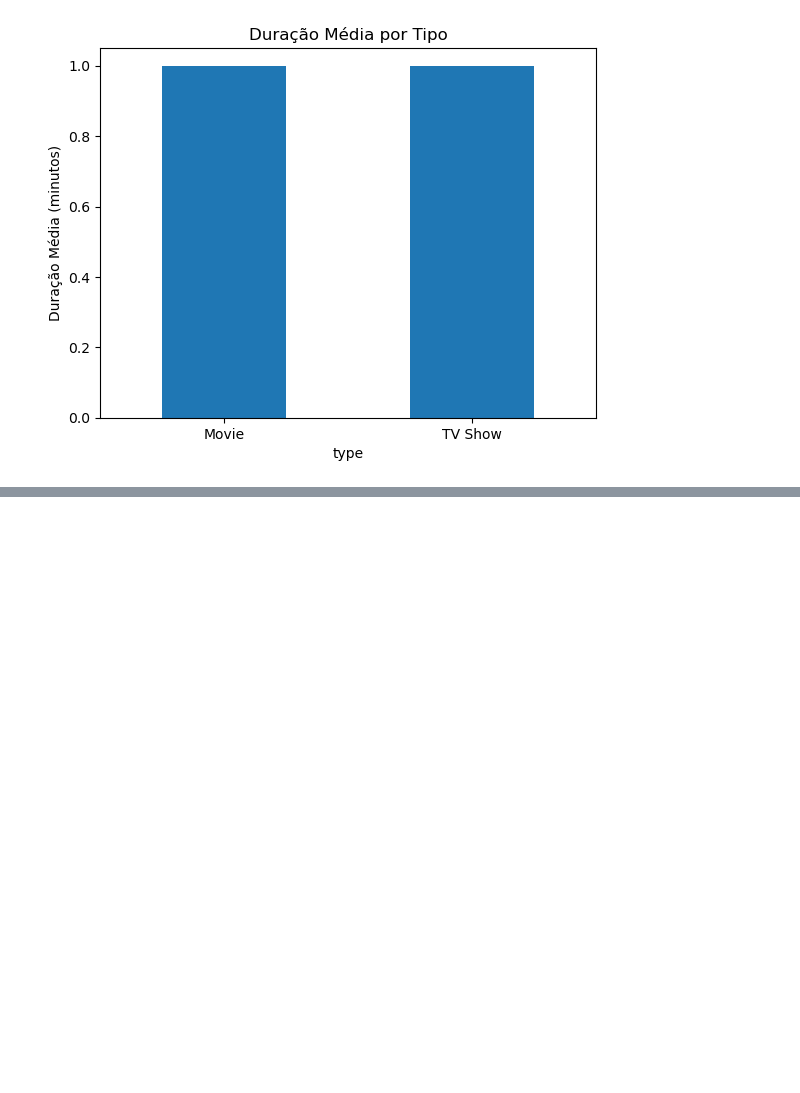
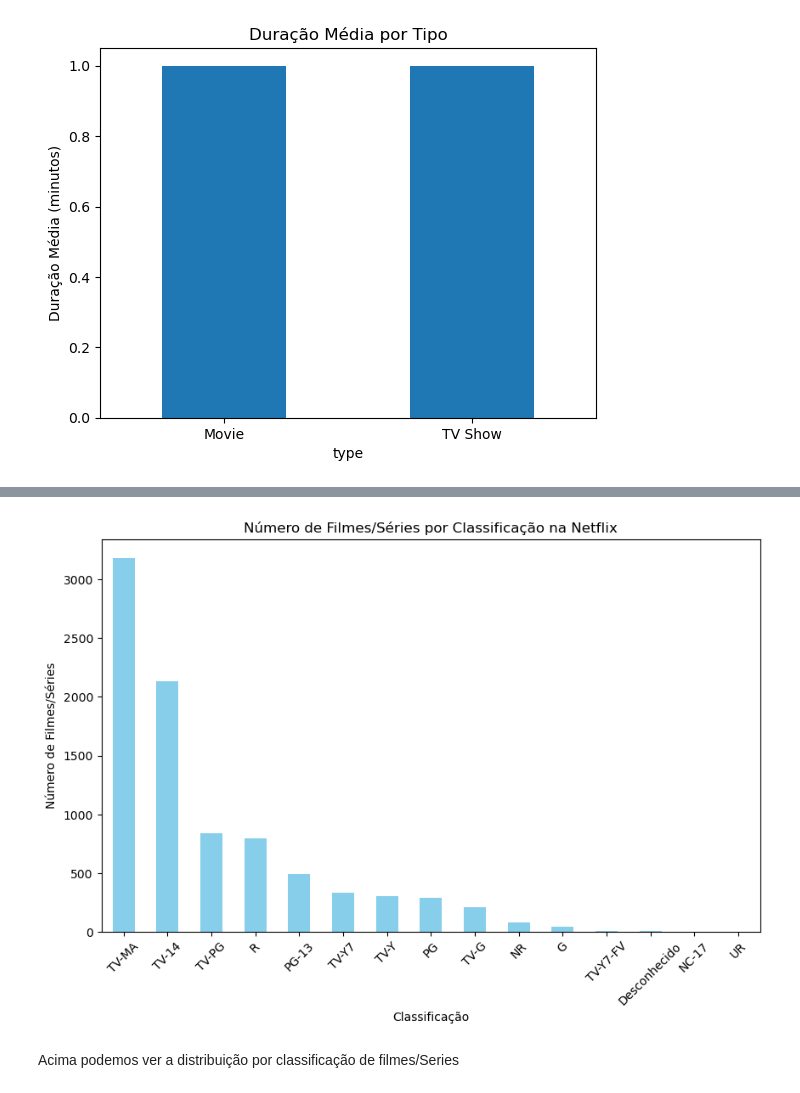
Before and after one commit to IamEmerson/analiseNetflix, a Jupyter notebook: netflix.ipynb, the cells around one changed output, grey strips where cells are left out. Saved outputs shown, nothing was run; the diff lists cells and outputs as text; code cells hidden in the pictures; blank space fills up the shorter version.

```diff
--- a/netflix.ipynb
+++ b/netflix.ipynb
@@ -206,0 +227,14 @@ plt.show()
+# %%
+counts = data['rating'].value_counts()
+# %%
+plt.figure(figsize=(10, 6))
+counts.plot(kind='bar', color='skyblue')
+plt.title('Número de Filmes/Séries por Classificação na Netflix')
+plt.xlabel('Classificação')
+plt.ylabel('Número de Filmes/Séries')
+plt.xticks(rotation=45)
+plt.show()
+# %% [output]
+[figure, added]
+# %% [markdown]
+Acima podemos ver a distribuição por classificação de filmes/Series
```
Also changed, not shown: parts of 4 cells of this notebook.
